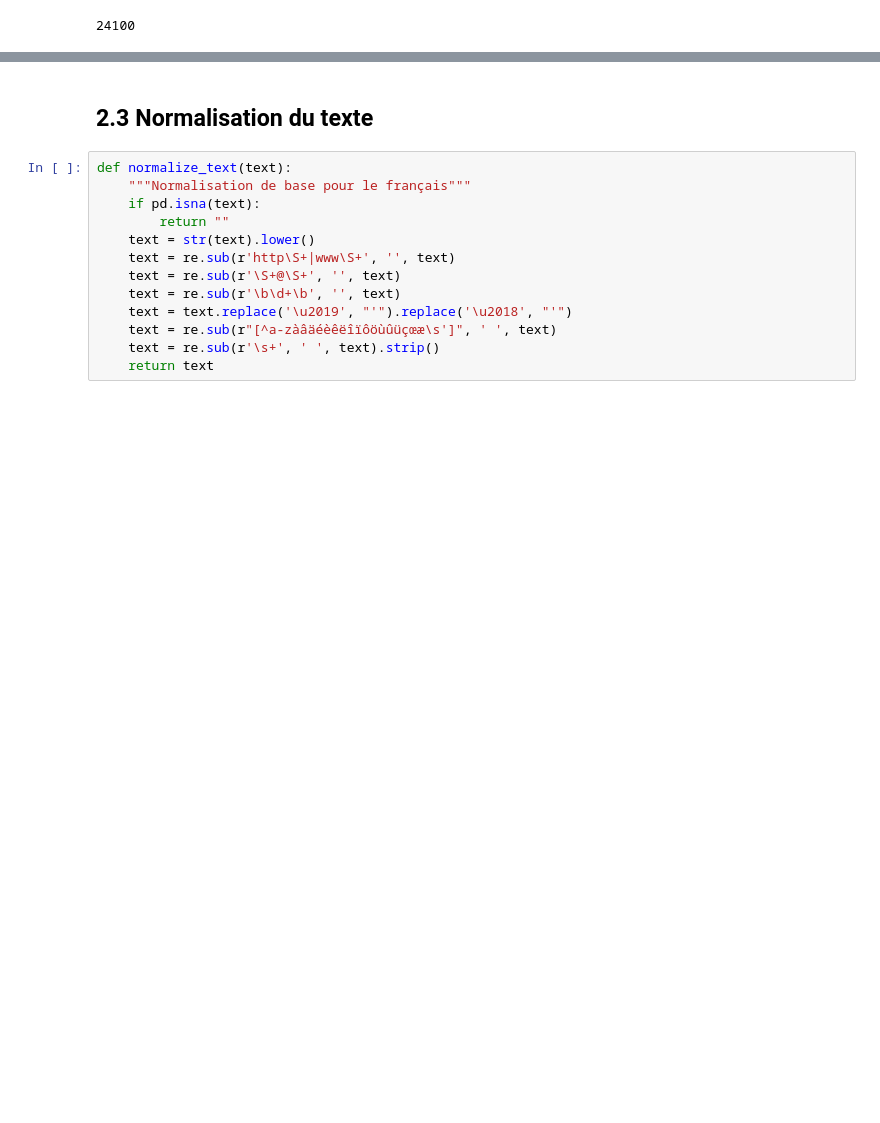
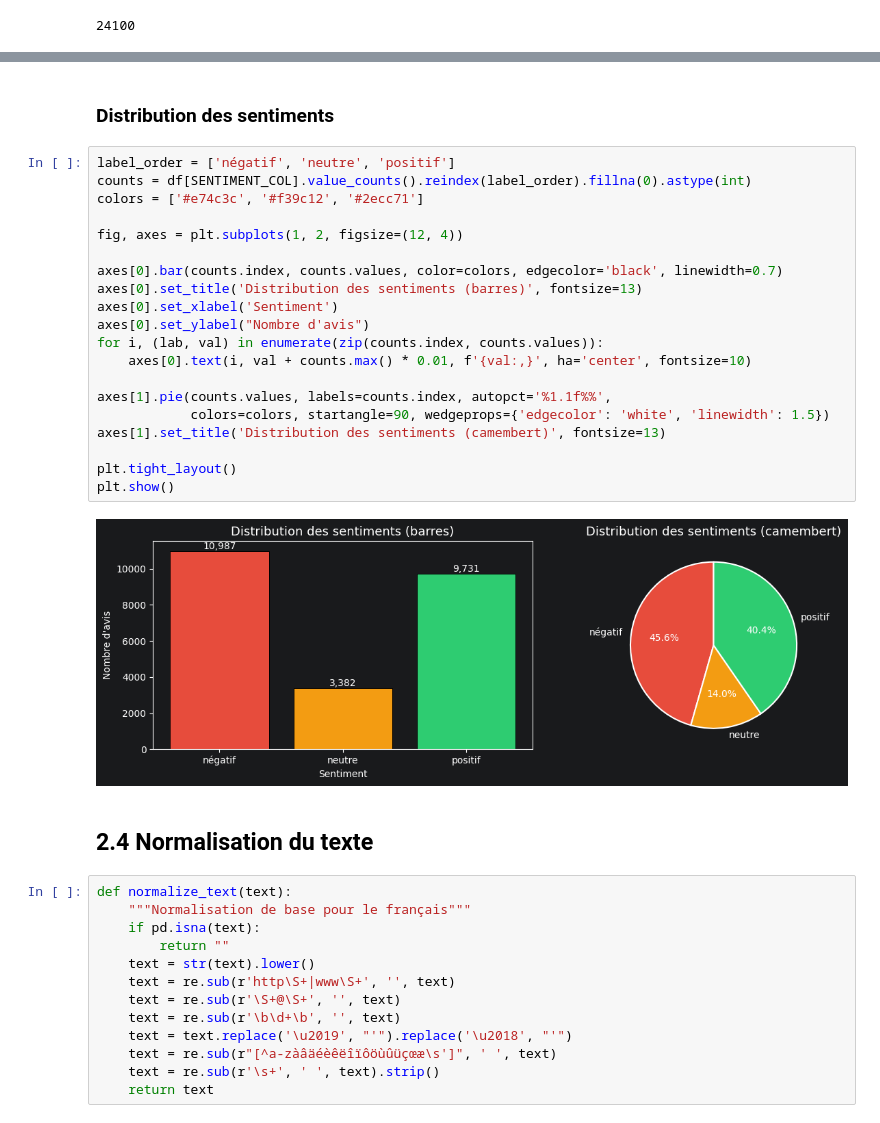
Before and after one commit to arseum/sentiment_analysis_model, a Jupyter notebook: notebooks/2_cleaning_preprocessing.ipynb, the cells around one changed output, grey strips where cells are left out. Saved outputs shown, nothing was run; the diff lists cells and outputs as text; blank space fills up the shorter version.

```diff
--- a/notebooks/2_cleaning_preprocessing.ipynb
+++ b/notebooks/2_cleaning_preprocessing.ipynb
@@ -69,5 +88,29 @@ len(df)
+# %% [markdown]
+### Distribution des sentiments
+# %%
+label_order = ['négatif', 'neutre', 'positif']
+counts = df[SENTIMENT_COL].value_counts().reindex(label_order).fillna(0).astype(int)
+colors = ['#e74c3c', '#f39c12', '#2ecc71']
+
+fig, axes = plt.subplots(1, 2, figsize=(12, 4))
+
+axes[0].bar(counts.index, counts.values, color=colors, edgecolor='black', linewidth=0.7)
+axes[0].set_title('Distribution des sentiments (barres)', fontsize=13)
+axes[0].set_xlabel('Sentiment')
+axes[0].set_ylabel("Nombre d'avis")
+for i, (lab, val) in enumerate(zip(counts.index, counts.values)):
+    axes[0].text(i, val + counts.max() * 0.01, f'{val:,}', ha='center', fontsize=10)
+
+axes[1].pie(counts.values, labels=counts.index, autopct='%1.1f%%',
+            colors=colors, startangle=90, wedgeprops={'edgecolor': 'white', 'linewidth': 1.5})
+axes[1].set_title('Distribution des sentiments (camembert)', fontsize=13)
+
+plt.tight_layout()
+plt.show()
+# %% [output]
+[figure, added]
 # %% [markdown]
-## 2.3 Normalisation du texte
+## 2.4 Normalisation du texte
 # %%
 def normalize_text(text):
     """Normalisation de base pour le français"""
```
Also changed, not shown: parts of 12 cells of this notebook, 22 other files.
